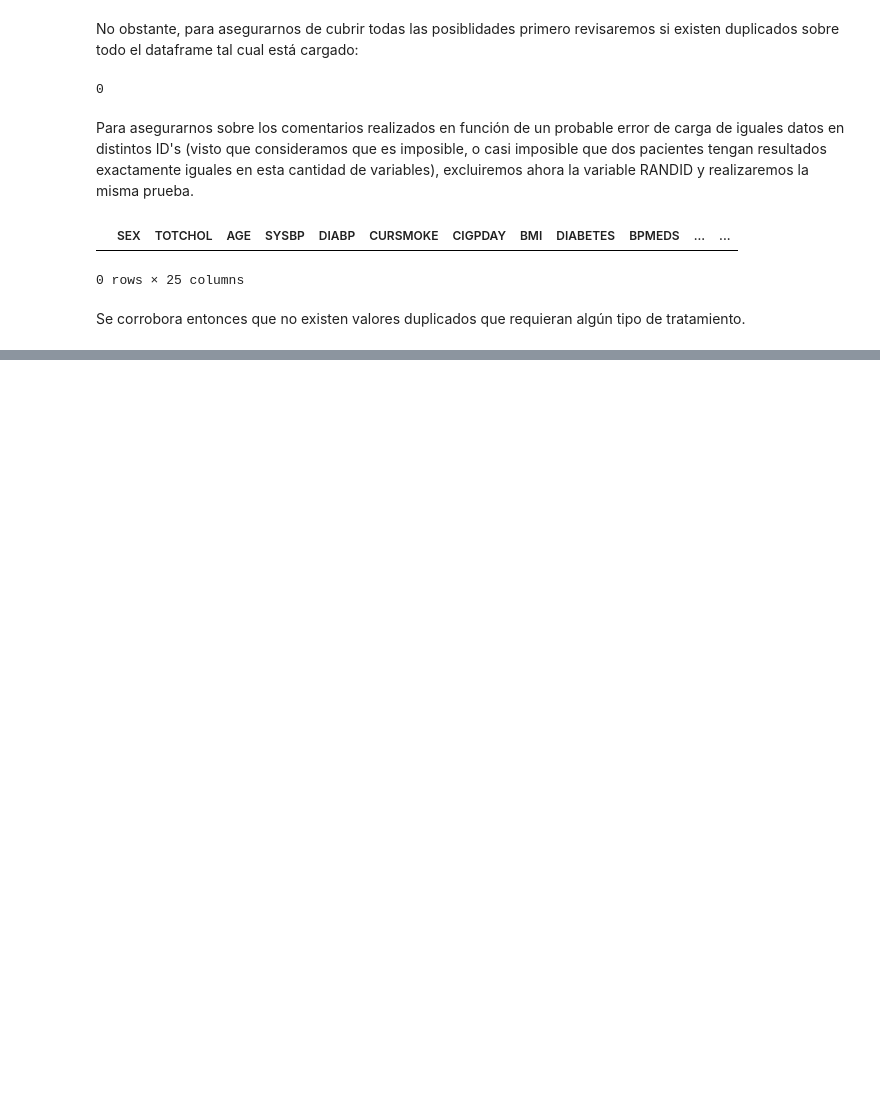
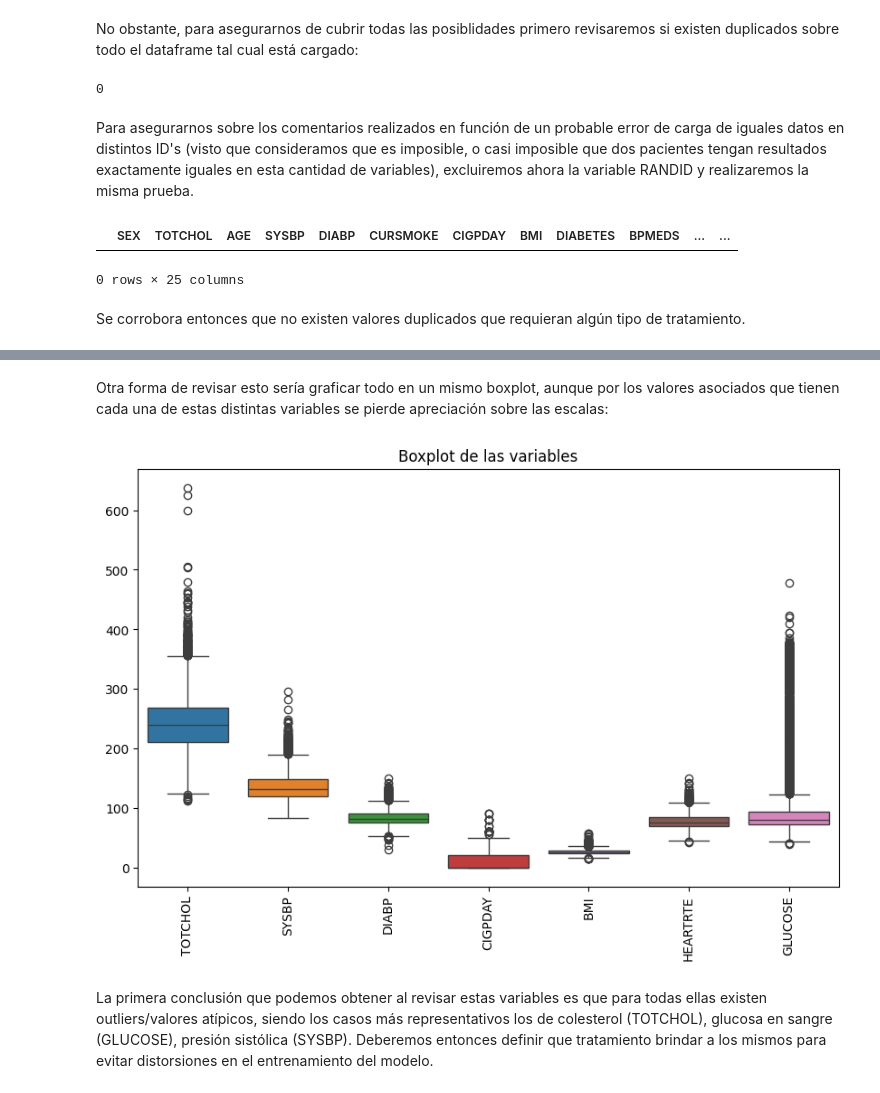
Before and after one commit to estebanbec/machine_learning, a Jupyter notebook: Colab_Proyecto.ipynb, the cells around one changed output, grey strips where cells are left out. Drawn from its saved outputs; the diff is of its cells as text; code cells hidden in the pictures; blank space fills up the shorter version.

```diff
--- a/Colab_Proyecto.ipynb
+++ b/Colab_Proyecto.ipynb
@@ -313,0 +340,13 @@ Se corrobora entonces que no existen valores duplicados que requieran algún tip
+# %% [markdown]
+Otra forma de revisar esto sería graficar todo en un mismo boxplot, aunque por los valores asociados que tienen cada una de estas distintas variables se pierde apreciación sobre las escalas:
+# %%
+plt.figure(figsize=(10, 6))
+sns.boxplot(data=df_sin_ID[columnas])
+plt.title('Boxplot de las variables')
+plt.xticks(rotation=90)
+plt.show()
+# %% [output]
+[figure, added]
+# %% [markdown]
+La primera conclusión que podemos obtener al revisar estas variables es que para todas ellas existen outliers/valores atípicos, siendo los casos más representativos los de colesterol (TOTCHOL), glucosa en sangre (GLUCOSE), presión sistólica (SYSBP).
+Deberemos entonces definir que tratamiento brindar a los mismos para evitar distorsiones en el entrenamiento del modelo.
```
Also changed, not shown: parts of 4 cells of this notebook.
